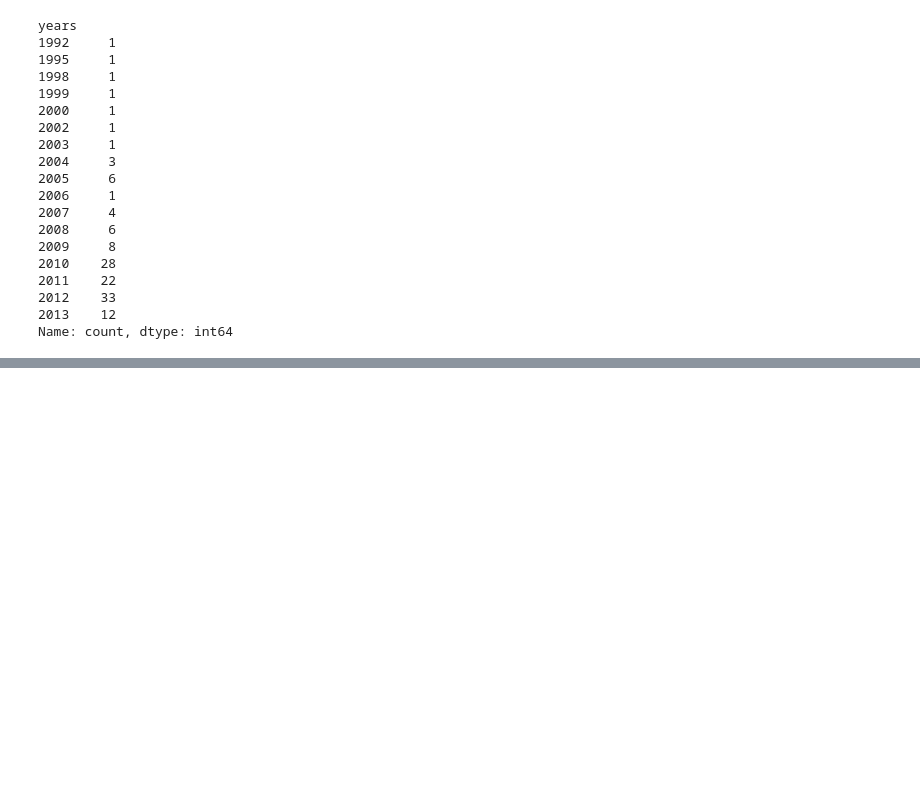
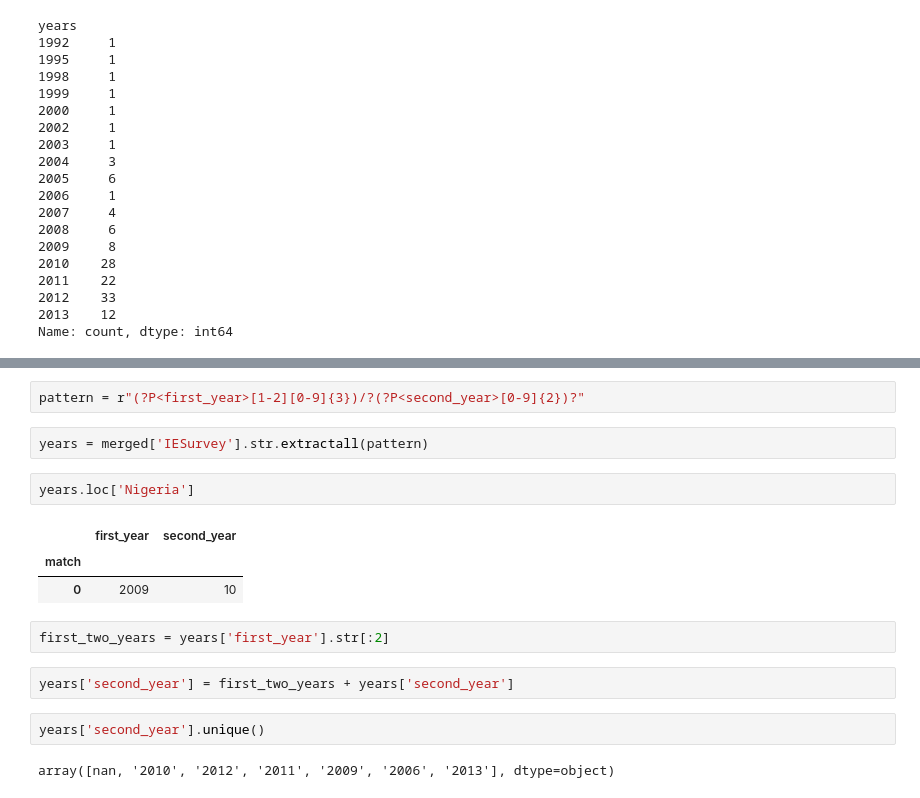
Before and after one commit to gerardolescieur137-commits/coding, a Jupyter notebook: working_strings.ipynb, the cells around one changed output, grey strips where cells are left out. Drawn from its saved outputs; the diff is of its cells as text; blank space fills up the shorter version.

```diff
--- a/working_strings.ipynb
+++ b/working_strings.ipynb
@@ -473,0 +542,18 @@ Name: count, dtype: int64
+# %%
+pattern = r"(?P<first_year>[1-2][0-9]{3})/?(?P<second_year>[0-9]{2})?"
+# %%
+years = merged['IESurvey'].str.extractall(pattern)
+# %%
+years.loc['Nigeria']
+# %% [output]
+|  | first_year | second_year |
+| match |  |  |
+| 0 | 2009 | 10 |
+# %%
+first_two_years = years['first_year'].str[:2]
+# %%
+years['second_year'] = first_two_years + years['second_year']
+# %%
+years['second_year'].unique()
+# %% [output]
+array([nan, '2010', '2012', '2011', '2009', '2006', '2013'], dtype=object)
```
Also changed, not shown: parts of 6 cells of this notebook.
